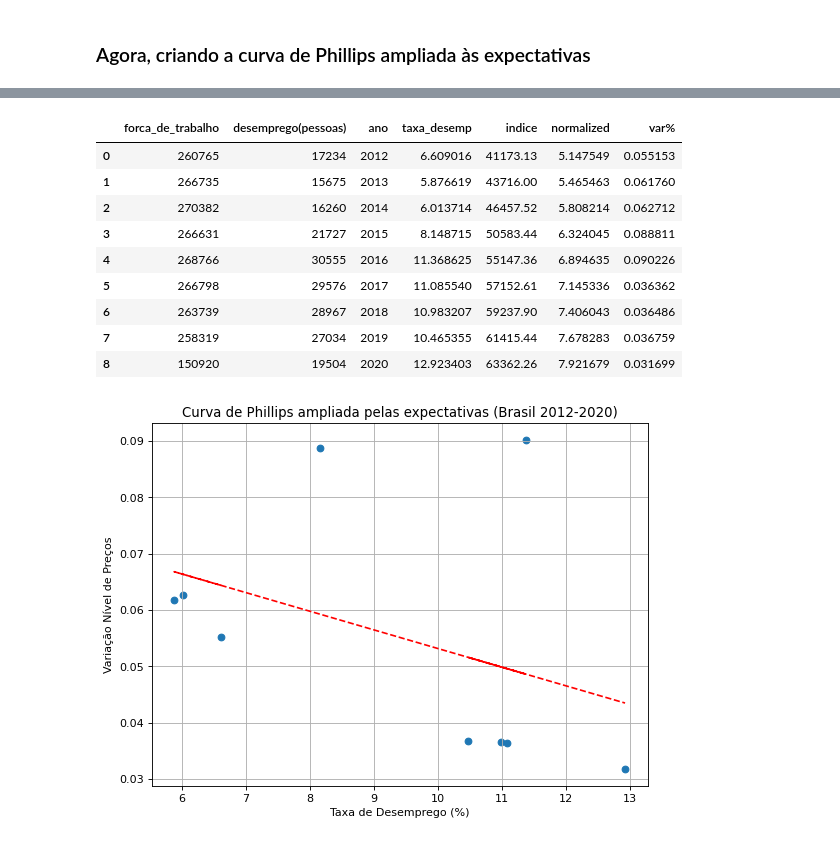
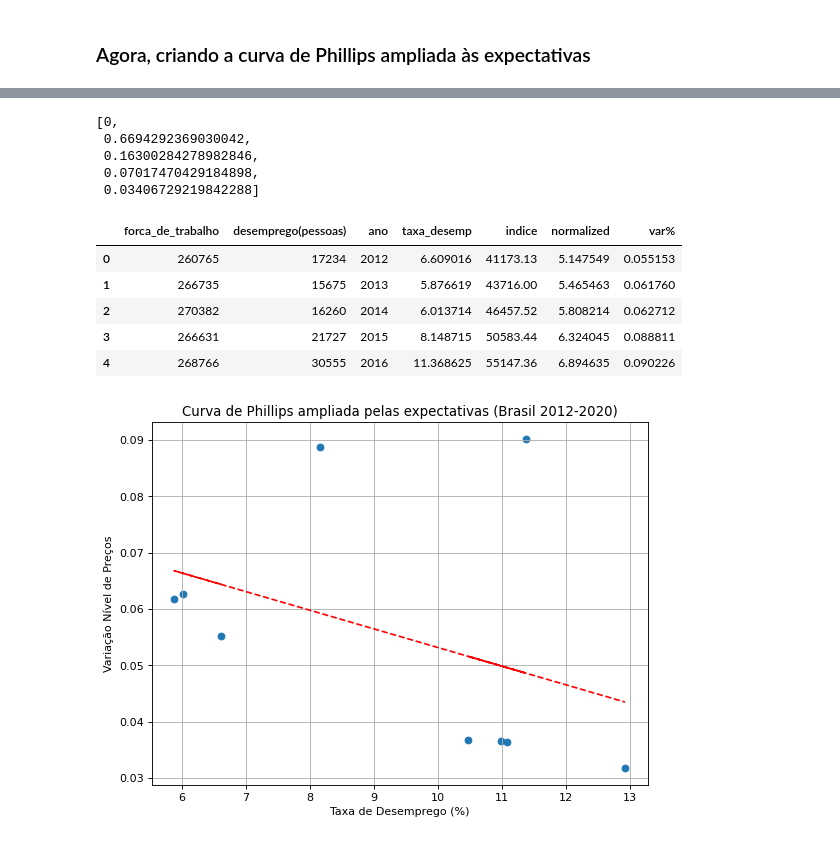
Before and after one commit to JV-Nunes/Curva_de_Phillips_BR, a Jupyter notebook: Curva_de_Phillips_BR.ipynb, the cells around one changed output, grey strips where cells are left out. Cells and saved outputs as stored; diff of their text form; code cells hidden in the pictures.

```diff
--- a/Curva_de_Phillips_BR.ipynb
+++ b/Curva_de_Phillips_BR.ipynb
@@ -60,2 +42,11 @@ p_2020=selecao(2020)
+# %%
+forca_de_trabalho=[]
+desempregados=[]
+ano=[]
+for i in range(2012,2020+1):
+    df_ano_selecionado=selecao(i)
+    forca_de_trabalho.append(len(forcat(df_ano_selecionado)))
+    desempregados.append(len(desem(df_ano_selecionado)))
+    ano.append(i)
 # %% [markdown]
 agora, preciso criar a taxa de desemprego anual: verifico a quantidade de pessoas na força de trabalho e utilizo a razão desempregados/força de trabalho
@@ -67,30 +53,3 @@ def desem(ano):
-# %%
-forca_de_trabalho=[]
-desempregados=[]
-ano=[]
-i=2012
-while i <2021:
-    ano.append(i)
-    i+=1
-# %%
-forca_de_trabalho.append(len(forcat(p_2012)))
-forca_de_trabalho.append(len(forcat(p_2013)))
-forca_de_trabalho.append(len(forcat(p_2014)))
-forca_de_trabalho.append(len(forcat(p_2015)))
-forca_de_trabalho.append(len(forcat(p_2016)))
-forca_de_trabalho.append(len(forcat(p_2017)))
-forca_de_trabalho.append(len(forcat(p_2018)))
-forca_de_trabalho.append(len(forcat(p_2019)))
-forca_de_trabalho.append(len(forcat(p_2020)))
-desempregados.append(len(desem(p_2012)))
-desempregados.append(len(desem(p_2013)))
-desempregados.append(len(desem(p_2014)))
-desempregados.append(len(desem(p_2015)))
-desempregados.append(len(desem(p_2016)))
-desempregados.append(len(desem(p_2017)))
-desempregados.append(len(desem(p_2018)))
-desempregados.append(len(desem(p_2019)))
-desempregados.append(len(desem(p_2020)))
 # %%
 desemp=pd.DataFrame({'forca_de_trabalho':forca_de_trabalho,'desemprego(pessoas)':desempregados,'ano':ano})
 desemp['taxa_desemp']=(desemp['desemprego(pessoas)']/desemp['forca_de_trabalho'])*100
@@ -157,22 +92,24 @@ variacao
+# %%
+variacao[:5] #apenas mostrando algumas linhas da lista
+# %% [output]
+[0,
+ 0.6694292369030042,
+ 0.16300284278982846,
+ 0.07017470429184898,
+ 0.03406729219842288]
 # %%
 ipca_ano['var%']=variacao
-# %%
-ipca_ano=ipca_ano.drop(columns='var')
 # %%
 agregad2=desemp.join(ipca_ano,on='ano')
 # %%
-agregad2
+agregad2.head()
 # %% [output]
 |  | forca_de_trabalho | desemprego(pessoas) | ano | taxa_desemp | indice | normalized | var% |
 | 0 | 260765 | 17234 | 2012 | 6.609016 | 41173.13 | 5.147549 | 0.055153 |
 | 1 | 266735 | 15675 | 2013 | 5.876619 | 43716.00 | 5.465463 | 0.061760 |
 | 2 | 270382 | 16260 | 2014 | 6.013714 | 46457.52 | 5.808214 | 0.062712 |
 | 3 | 266631 | 21727 | 2015 | 8.148715 | 50583.44 | 6.324045 | 0.088811 |
 | 4 | 268766 | 30555 | 2016 | 11.368625 | 55147.36 | 6.894635 | 0.090226 |
-| 5 | 266798 | 29576 | 2017 | 11.085540 | 57152.61 | 7.145336 | 0.036362 |
-| 6 | 263739 | 28967 | 2018 | 10.983207 | 59237.90 | 7.406043 | 0.036486 |
-| 7 | 258319 | 27034 | 2019 | 10.465355 | 61415.44 | 7.678283 | 0.036759 |
-| 8 | 150920 | 19504 | 2020 | 12.923403 | 63362.26 | 7.921679 | 0.031699 |
 # %%
 figure(figsize=(8, 6), dpi=80)
 plt.scatter(agregad2['taxa_desemp'],agregad2['var%'])
```
Also changed, not shown: parts of 7 cells of this notebook, 2 other files.
